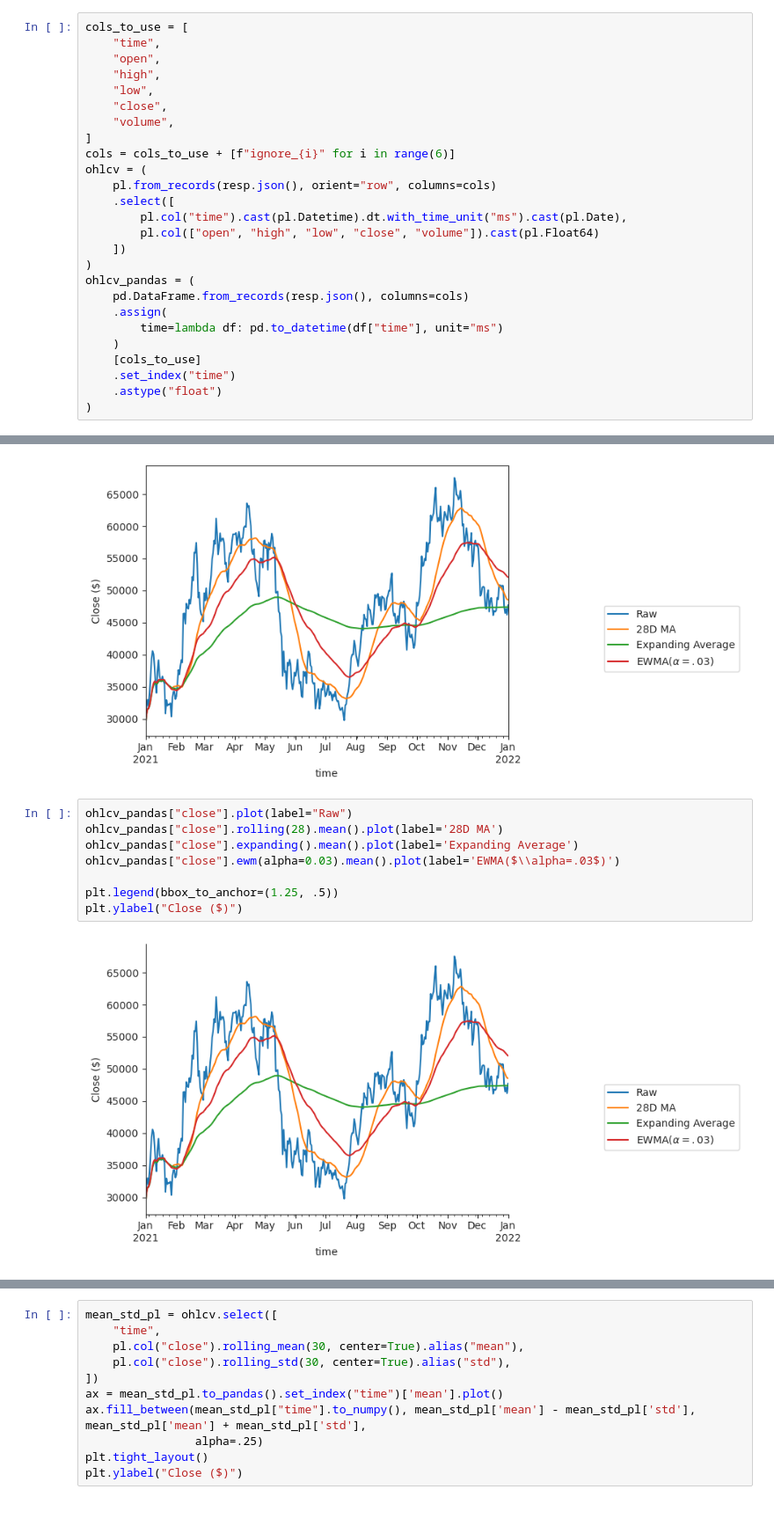
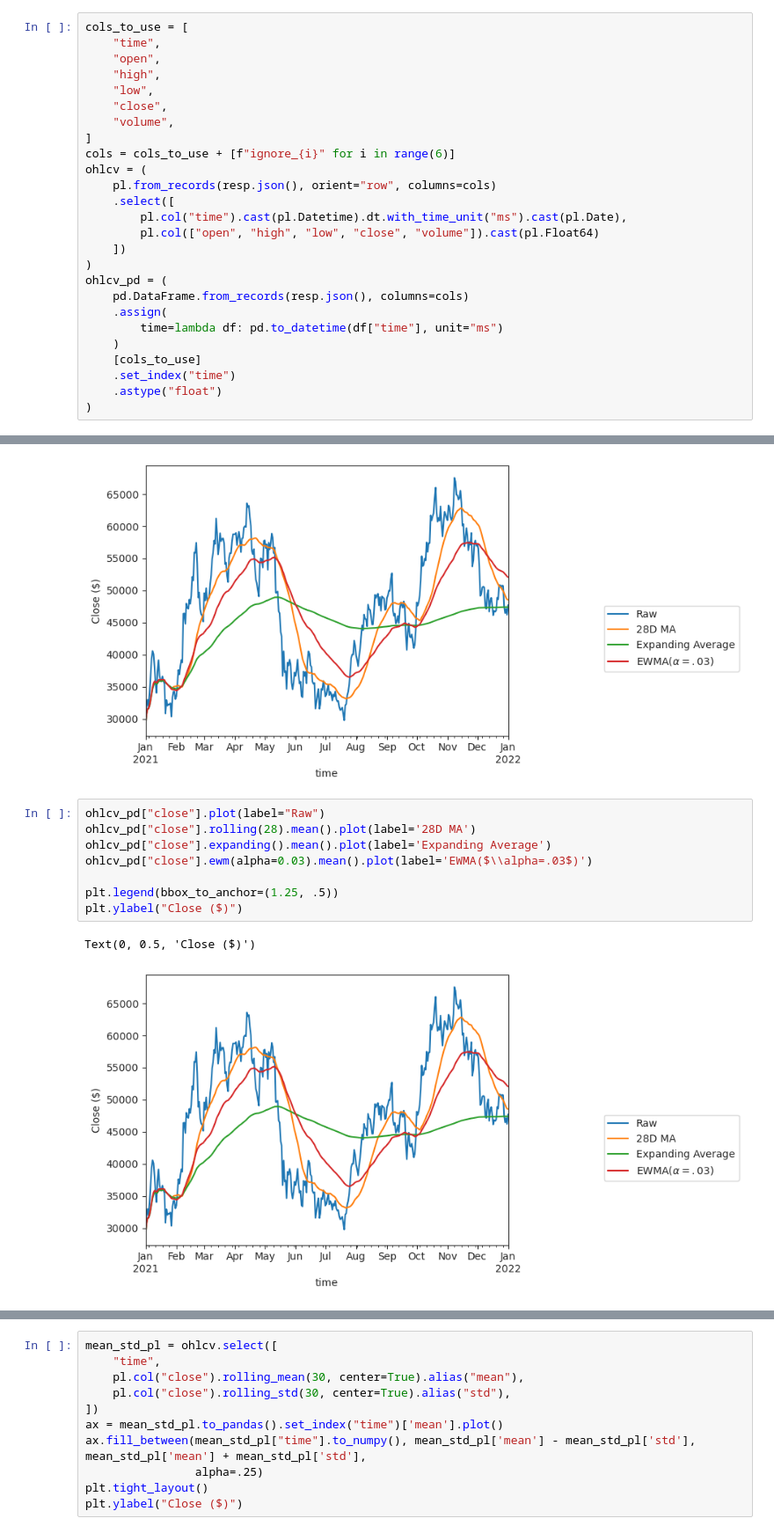
Before and after one commit to kevinheavey/modern-polars, a Jupyter notebook: performance.ipynb, the cells around one changed output, grey strips where cells are left out. Shown at 88% size. Saved outputs shown, nothing was run; the diff lists cells and outputs as text.

```diff
--- a/performance.ipynb
+++ b/performance.ipynb
@@ -649,7 +649,7 @@ ohlcv = (
         pl.col(["open", "high", "low", "close", "volume"]).cast(pl.Float64)
     ])
 )
-ohlcv_pandas = (
+ohlcv_pd = (
     pd.DataFrame.from_records(resp.json(), columns=cols)
     .assign(
         time=lambda df: pd.to_datetime(df["time"], unit="ms")
@@ -803,13 +803,14 @@ plt.ylabel("Close ($)")
 Text(0, 0.5, 'Close ($)')
 [figure]
 # %%
-ohlcv_pandas["close"].plot(label="Raw")
-ohlcv_pandas["close"].rolling(28).mean().plot(label='28D MA')
-ohlcv_pandas["close"].expanding().mean().plot(label='Expanding Average')
-ohlcv_pandas["close"].ewm(alpha=0.03).mean().plot(label='EWMA($\\alpha=.03$)')
+ohlcv_pd["close"].plot(label="Raw")
+ohlcv_pd["close"].rolling(28).mean().plot(label='28D MA')
+ohlcv_pd["close"].expanding().mean().plot(label='Expanding Average')
+ohlcv_pd["close"].ewm(alpha=0.03).mean().plot(label='EWMA($\\alpha=.03$)')
 
 plt.legend(bbox_to_anchor=(1.25, .5))
 plt.ylabel("Close ($)")
 # %% [output]
+Text(0, 0.5, 'Close ($)')
-[figure, old version]
+[figure, new version]
 # %%
```
Also changed, not shown: parts of 37 cells of this notebook.
